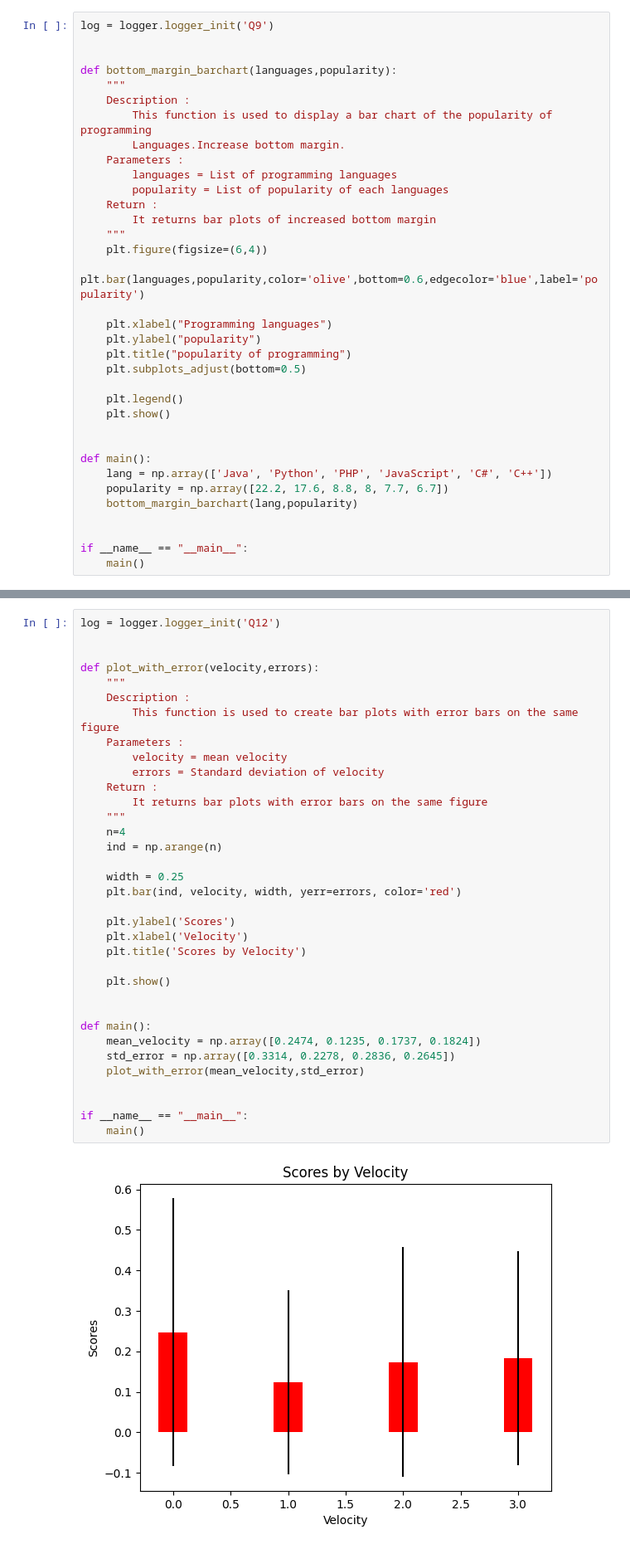
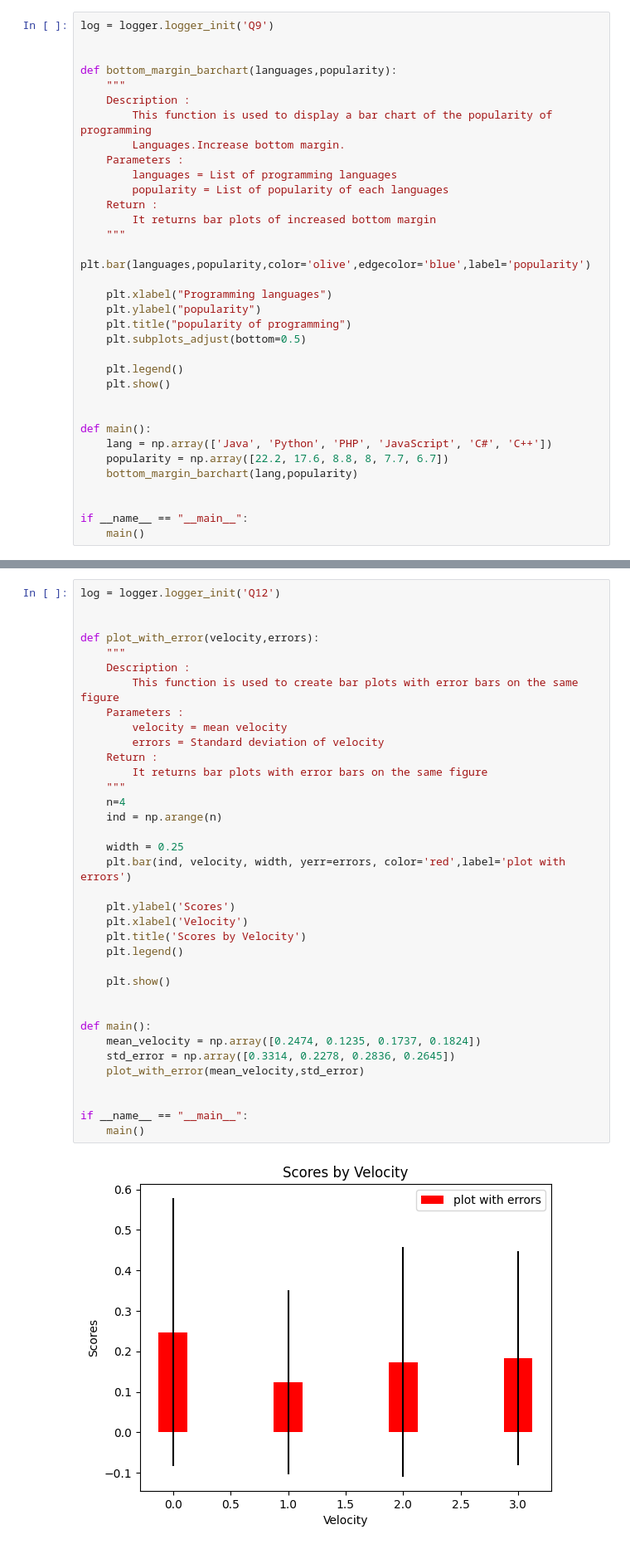
Before and after one commit to Ankitha8105/Python_Libraries, a Jupyter notebook: Matplotlib/bargraph.ipynb, the cells around one changed output, grey strips where cells are left out. Shown at 83% size. Saved outputs shown, nothing was run; the diff lists cells and outputs as text.

```diff
--- a/Matplotlib/bargraph.ipynb
+++ b/Matplotlib/bargraph.ipynb
@@ -345,8 +341,7 @@ def bottom_margin_barchart(languages,popularity):
     Return :
         It returns bar plots of increased bottom margin
     """
-    plt.figure(figsize=(6,4))
-    plt.bar(languages,popularity,color='olive',bottom=0.6,edgecolor='blue',label='popularity')
+    plt.bar(languages,popularity,color='olive',edgecolor='blue',label='popularity')
 
     plt.xlabel("Programming languages")
     plt.ylabel("popularity")
@@ -455,32 +450,33 @@ def plot_with_error(velocity,errors):
     """
     Description :
         This function is used to create bar plots with error bars on the same figure
     Parameters :
         velocity = mean velocity
         errors = Standard deviation of velocity
     Return :
         It returns bar plots with error bars on the same figure
     """
     n=4
     ind = np.arange(n)
 
     width = 0.25
-    plt.bar(ind, velocity, width, yerr=errors, color='red')
+    plt.bar(ind, velocity, width, yerr=errors, color='red',label='plot with errors')
 
     plt.ylabel('Scores')
     plt.xlabel('Velocity')
     plt.title('Scores by Velocity')
+    plt.legend()
 
     plt.show()
 
 
 def main():
     mean_velocity = np.array([0.2474, 0.1235, 0.1737, 0.1824])
     std_error = np.array([0.3314, 0.2278, 0.2836, 0.2645])
     plot_with_error(mean_velocity,std_error)
 
 
 if __name__ == "__main__":
     main()
 # %% [output]
-[figure, old version]
+[figure, new version]
```
Also changed, not shown: parts of 5 cells of this notebook.
